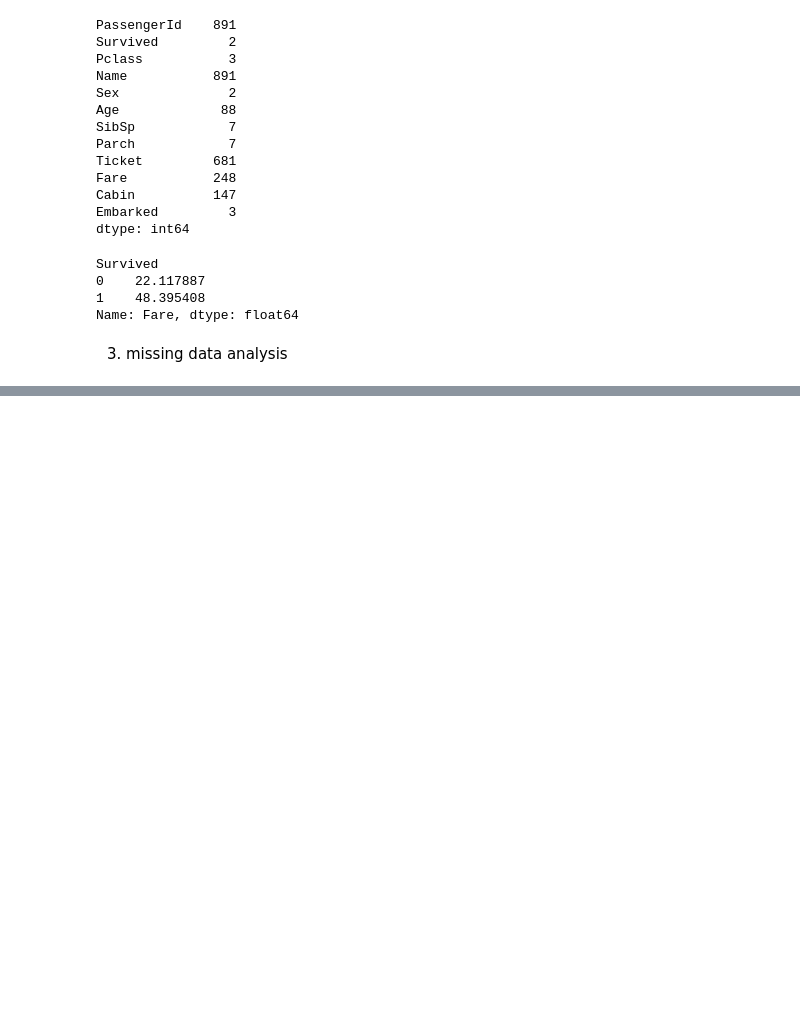
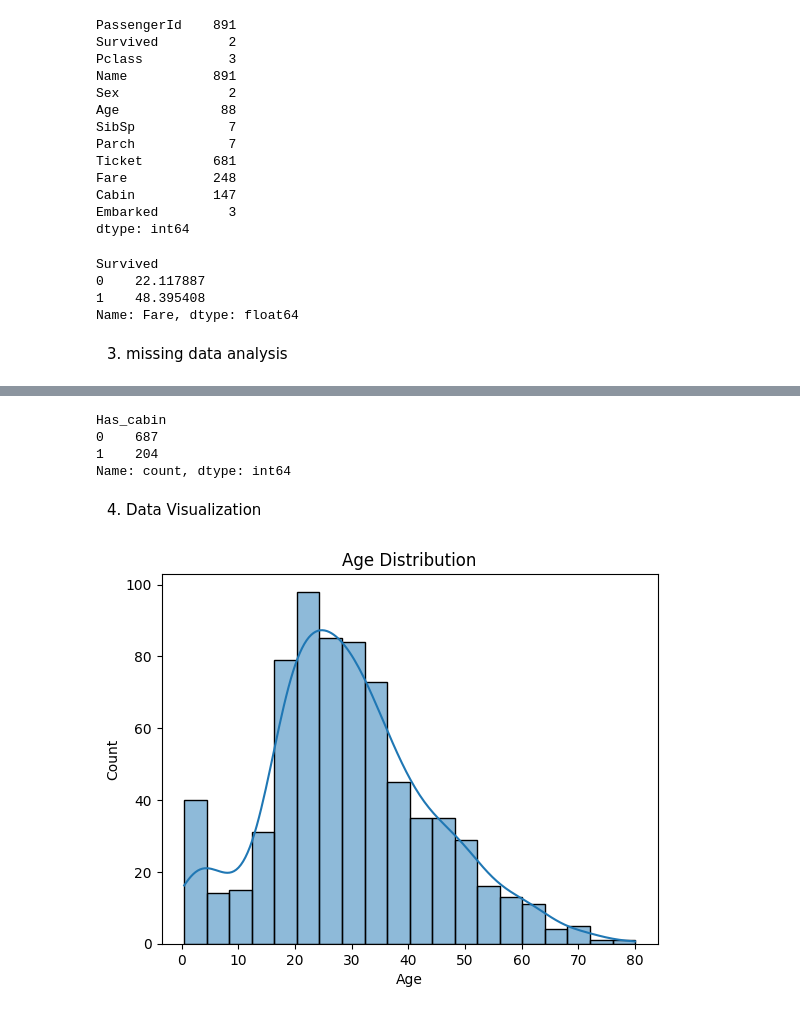
Before and after one commit to MarsX-2002/ml-dl-homeworks, a Jupyter notebook: ml/lesson-1/homework/lesson-1.ipynb, the cells around one changed output, grey strips where cells are left out. Drawn from its saved outputs; the diff is of its cells as text; code cells hidden in the pictures; blank space fills up the shorter version.

Commit message:
lesson-1. missing values, visualization, cleaning, insights, feature engineering, pair plot, corr heatmap, rule based mini prediction

```diff
--- a/ml/lesson-1/homework/lesson-1.ipynb
+++ b/ml/lesson-1/homework/lesson-1.ipynb
@@ -104,2 +116,22 @@ Name: Fare, dtype: float64
 # %%
 # handle missing data
+# has cabin 1 / no cabin 0
+df["Has_cabin"] = df["Cabin"].notnull().astype(int)
+df["Has_cabin"].value_counts()
+# %% [output]
+Has_cabin
+0    687
+1    204
+Name: count, dtype: int64
+# %% [markdown]
+4. Data Visualization
+# %%
+import matplotlib.pyplot as plt
+import seaborn as sns
+
+# age distribution
+sns.histplot(df["Age"].dropna(), kde=True)
+plt.title("Age Distribution")
+plt.show()
+# %% [output]
+[figure, added]
```
Also changed, not shown: parts of 31 cells of this notebook.
